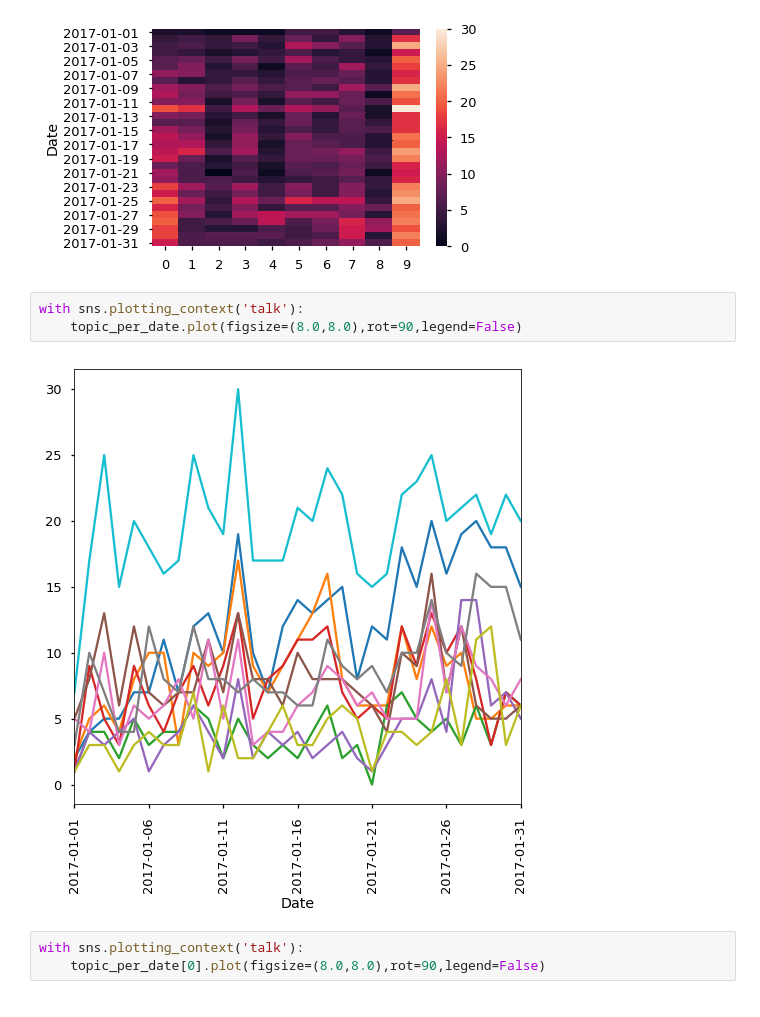
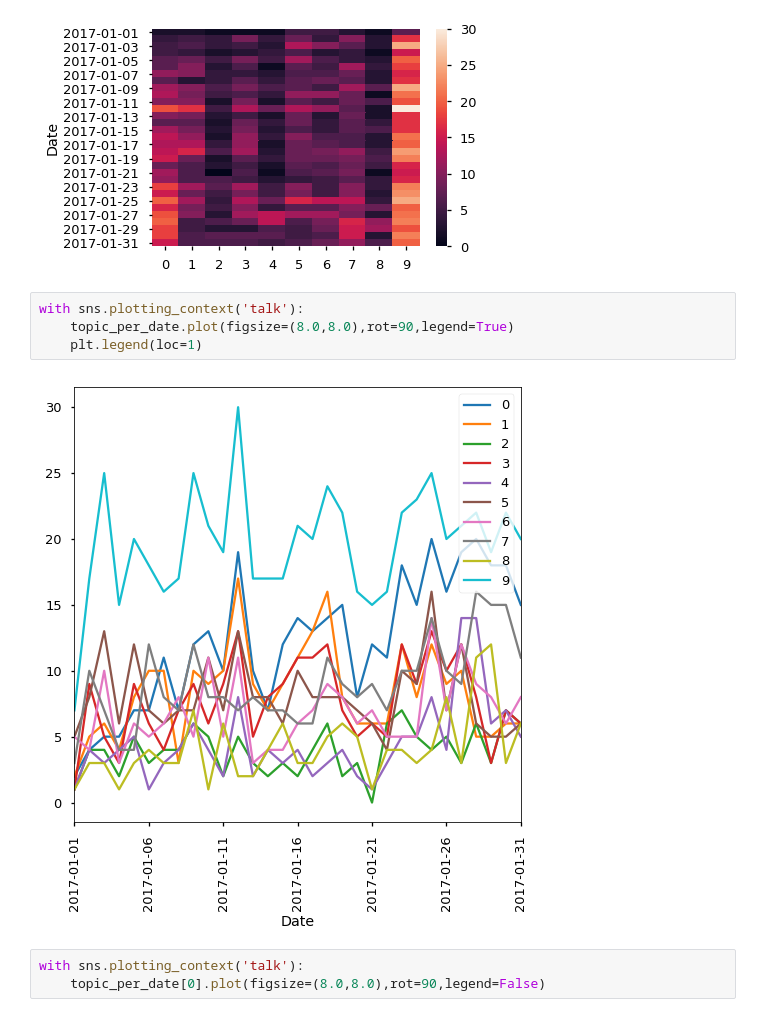
Before and after one commit to kublasean/Reddit-Analysis, a Jupyter notebook: notebooks/RedditAnalysis_carissa_theme_extraction.ipynb, the cells around one changed output. Cells and saved outputs as stored; diff of their text form.

```diff
--- a/notebooks/RedditAnalysis_carissa_theme_extraction.ipynb
+++ b/notebooks/RedditAnalysis_carissa_theme_extraction.ipynb
@@ -178,9 +178,10 @@ with sns.plotting_context('talk'):
 [figure]
 # %%
 with sns.plotting_context('talk'):
-    topic_per_date.plot(figsize=(8.0,8.0),rot=90,legend=False)
+    topic_per_date.plot(figsize=(8.0,8.0),rot=90,legend=True)
+    plt.legend(loc=1)
 # %% [output]
-[figure, old version]
+[figure, new version]
 # %%
 with sns.plotting_context('talk'):
     topic_per_date[0].plot(figsize=(8.0,8.0),rot=90,legend=False)
```
Also changed, not shown: parts of 3 cells of this notebook.
